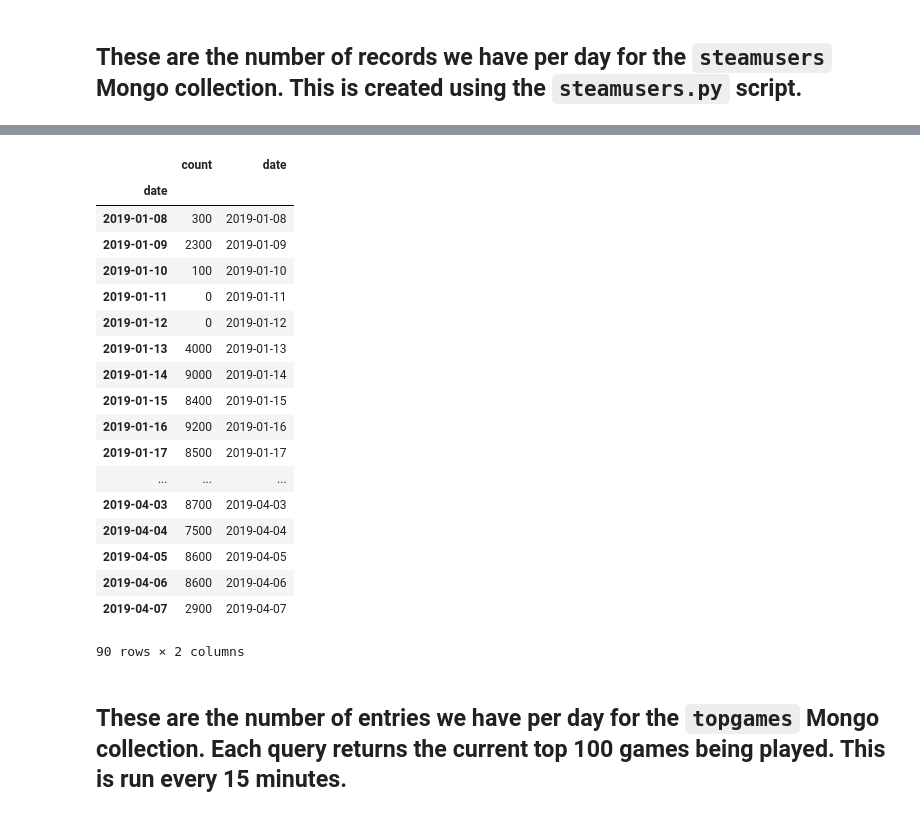
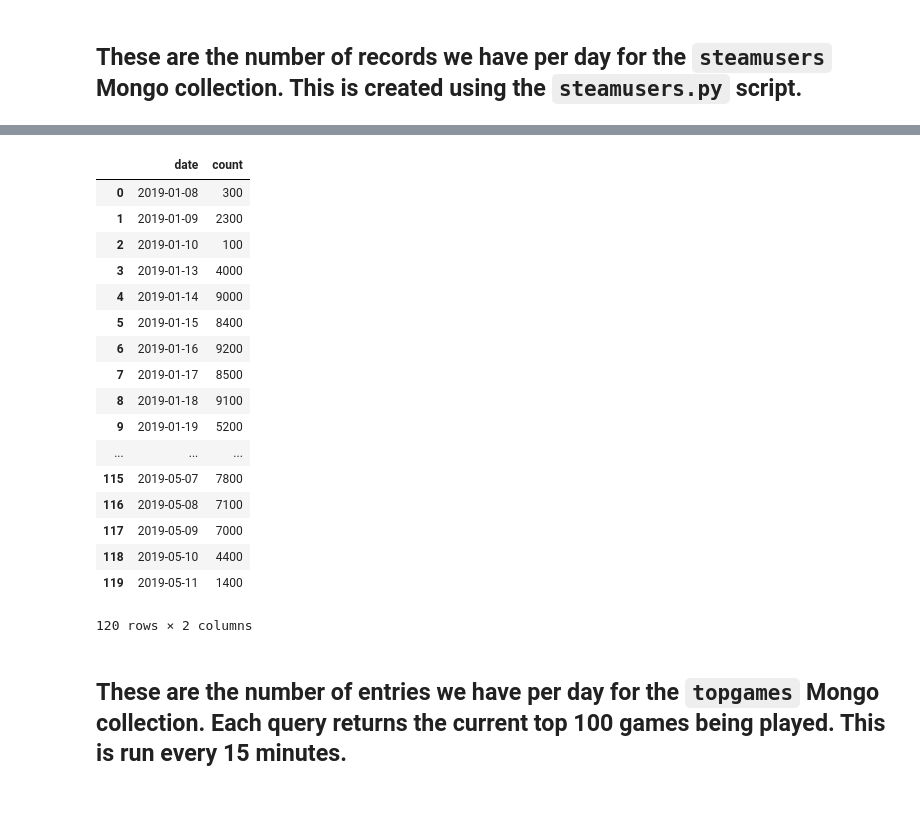
Before and after one commit to carlsonp/steam-analysis, a Jupyter notebook: notebooks/Storage_and_Status.ipynb, the cells around one changed output, grey strips where cells are left out. Saved outputs shown, nothing was run; the diff lists cells and outputs as text; code cells hidden in the pictures.

```diff
--- a/notebooks/Storage_and_Status.ipynb
+++ b/notebooks/Storage_and_Status.ipynb
@@ -205,35 +210,36 @@ fig = Figure(data=data, layout=layout)
 iplot(fig)
 # %% [output]
 [interactive output not drawn]
-# %%
-all_times_df = pd.DataFrame(list(db['topgames'].find({}, {"date":1, '_id':False})))
-# all_times_df.head()
-# all_times_df.dtypes
-# http://pbpython.com/pandas-grouper-agg.html
-grouped_df = pd.DataFrame(all_times_df.groupby(pd.Grouper(key='date', freq='D')).size())
-grouped_df['date'] = grouped_df.index
-grouped_df.rename(columns={grouped_df.columns[0] : 'count'}, inplace=True)
-grouped_df
-# %% [output]
-|  | count | date |
-| date |  |  |
-| 2019-01-08 | 300 | 2019-01-08 |
-| 2019-01-09 | 2300 | 2019-01-09 |
-| 2019-01-10 | 100 | 2019-01-10 |
-| 2019-01-11 | 0 | 2019-01-11 |
-| 2019-01-12 | 0 | 2019-01-12 |
-| 2019-01-13 | 4000 | 2019-01-13 |
-| 2019-01-14 | 9000 | 2019-01-14 |
-| 2019-01-15 | 8400 | 2019-01-15 |
-| 2019-01-16 | 9200 | 2019-01-16 |
-| 2019-01-17 | 8500 | 2019-01-17 |
-| ... | ... | ... |
-| 2019-04-03 | 8700 | 2019-04-03 |
-| 2019-04-04 | 7500 | 2019-04-04 |
-| 2019-04-05 | 8600 | 2019-04-05 |
-| 2019-04-06 | 8600 | 2019-04-06 |
-| 2019-04-07 | 2900 | 2019-04-07 |
-90 rows × 2 columns
+# %%
+grouped_df = db['topgames'].aggregate([
+{"$match": {}},
+{"$group":  {"_id": {"$dateToString": {"format": "%Y-%m-%d", "date": "$date"}},
+             "count" : { "$sum" : 1} } },
+{"$sort": {"_id": 1}}
+])
+
+grouped_df = pd.DataFrame(list(grouped_df))
+grouped_df.rename(columns={grouped_df.columns[0] : 'date'}, inplace=True)
+grouped_df
+# %% [output]
+|  | date | count |
+| 0 | 2019-01-08 | 300 |
+| 1 | 2019-01-09 | 2300 |
+| 2 | 2019-01-10 | 100 |
+| 3 | 2019-01-13 | 4000 |
+| 4 | 2019-01-14 | 9000 |
+| 5 | 2019-01-15 | 8400 |
+| 6 | 2019-01-16 | 9200 |
+| 7 | 2019-01-17 | 8500 |
+| 8 | 2019-01-18 | 9100 |
+| 9 | 2019-01-19 | 5200 |
+| ... | ... | ... |
+| 115 | 2019-05-07 | 7800 |
+| 116 | 2019-05-08 | 7100 |
+| 117 | 2019-05-09 | 7000 |
+| 118 | 2019-05-10 | 4400 |
+| 119 | 2019-05-11 | 1400 |
+120 rows × 2 columns
 # %% [markdown]
 ## These are the number of entries we have per day for the `topgames` Mongo collection.  Each query returns the current top 100 games being played.  This is run every 15 minutes.
 # %%
```
Also changed, not shown: parts of 7 cells of this notebook.
